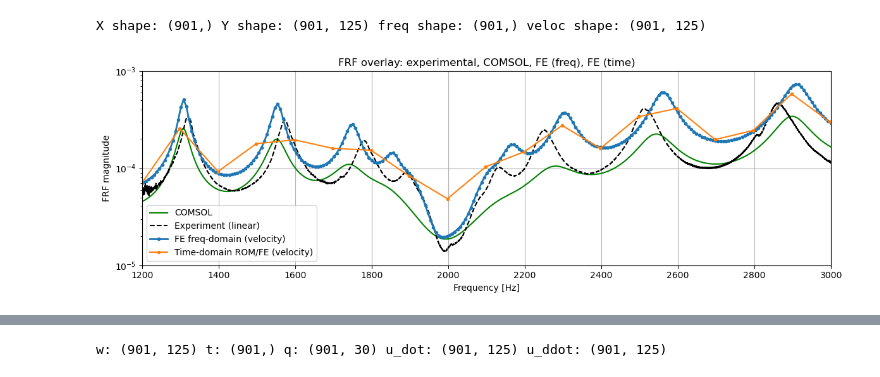
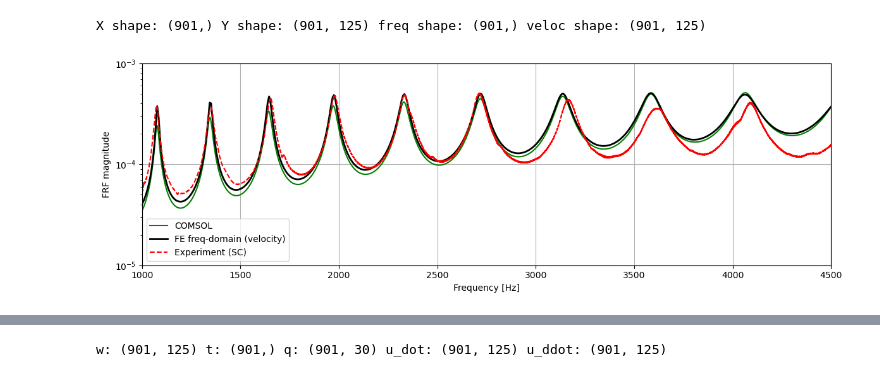
Before and after one commit to nimaet/Modeling, a Jupyter notebook: tasks/FE_studies/amp_sweep.ipynb, the cells around one changed output, grey strips where cells are left out. Saved outputs shown, nothing was run; the diff lists cells and outputs as text; code cells hidden in the pictures.

```diff
--- a/tasks/FE_studies/amp_sweep.ipynb
+++ b/tasks/FE_studies/amp_sweep.ipynb
@@ -35,7 +33,7 @@ from joblib import Parallel, delayed
 import matplotlib.pyplot as plt
 # %%
 
-K_i = 2000; K_p = 0.004; K_c = 0; R_c = 1e3
+K_i = 0; K_p = 200; K_c = 0; R_c = 1e3
 t_end = 0.01
 f0 = 1000
 f1 = 4500
@@ -45,7 +43,7 @@ def v_exc(t, A_exc=50, f0=f0, f1=f1, t_end=t_end):
 # N = 40
 # hp, hs = 0.31e-3, 0.607e-3
 params_fe = PiezoBeamParams(hp=0.252e-3, hs=0.51e-3)
-params_fe.zeta_p = 0.0151*10
+params_fe.zeta_p = 0.0151*8
 params_fe.zeta_q = 0.0392*10
 
 fe = FE1.PiezoBeamFE(params_fe, n_el_gap=1,n_el_patch=3)
@@ -95,6 +93,7 @@ try:
     # Load experimental datasets (same as FE_OC)
     npz_path_OC = r"Z:\Nima\Synthetic_impedance\long_beam\ssdsl_dat\ssdsl_dat_Nov\11\OC.npz".replace("\\", "/")
     npz_path_SC = r"Z:\Nima\Synthetic_impedance\long_beam\ssdsl_dat\ssdsl_dat_Nov\7\kc0_kp_sweep\OCSC\SC.npz".replace("\\", "/")
+    npz_path_OC = r"Z:\Nima\Synthetic_impedance\long_beam\ssdsl_dat\ssdsl_dat_Nov\7\kc0_kp_sweep\OCSC\OC.npz".replace("\\", "/")
     npz_path_linear = r"Z:\Nima\Synthetic_impedance\long_beam\ssdsl_dat\ssdsl_dat_Nov\11\linear_lowdamping.npz".replace("\\", "/")
     data_OC = np.load(npz_path_OC)
     data_SC = np.load(npz_path_SC)
@@ -111,40 +110,41 @@ except Exception as e:
 
 # COMSOL reference
 try:
     comsol = pd.read_csv('../../../comsol/LR.csv')
+    comsol = pd.read_csv('../../../comsol/SC.csv')
 except Exception as e:
     print("COMSOL data not loaded:", e)
     comsol = None
 
 # Frequency-domain FE FRF (velocity magnitude averaged over transverse DOFs)
 freq_fd = frf_fd['freq']
 vel_fd = np.mean(np.abs(w_dot_fd), axis=1)
 
 # Time-domain FRF from transient (if available)
 if spec_td is not None and spec_td['freq'] is not None:
     freq_td = spec_td['freq']
     frf_td = spec_td['FRF']
 else:
     freq_td = None
     frf_td = None
 
 plt.figure(figsize=(12, 4))
-if comsol is not None:
-    plt.semilogy(comsol['freq'], comsol['w']*2*np.pi*comsol['freq'], 'g-', label='COMSOL')
-if frq_linear_exp is not None:
-    plt.semilogy(frq_linear_exp, np.mean(frf_linear_exp, axis=1), 'k--', label='Experiment (linear)')
-plt.semilogy(freq_fd, vel_fd,'.-' , lw=2, label='FE freq-domain (velocity)')
-if frf_td is not None:
-    plt.semilogy(freq_td, frf_td, '.-', label='Time-domain ROM/FE (velocity)')
+
+plt.semilogy(comsol['freq'], comsol['w']*2*np.pi*comsol['freq'], 'g-', label='COMSOL')
+# plt.semilogy(frq_linear_exp, np.mean(frf_linear_exp, axis=1), 'k--', label='Experiment (linear)')
+plt.semilogy(freq_fd, vel_fd/1.6,'k-' , lw=2, label='FE freq-domain (velocity)')
+# plt.semilogy(frq_OC_exp, np.mean(frf_OC_exp, axis=1), 'r--', label='Experiment (OC)')
+plt.semilogy(frq_SC_exp, np.mean(frf_SC_exp, axis=1), 'r--', label='Experiment (SC)')
+# plt.semilogy(freq_td, frf_td/1.5, '.-', label='FE time-domain (velocity)')
 plt.xlabel('Frequency [Hz]')
 plt.ylabel('FRF magnitude')
-plt.xlim([1200, 3000])
+plt.xlim([1000, 4500])
 plt.ylim([1e-5, 1e-3])
 plt.grid(True)
 plt.legend()
-plt.title('FRF overlay: experimental, COMSOL, FE (freq), FE (time)')
+# plt.title('FRF overlay: experimental, COMSOL, FE (freq), FE (time)')
 plt.tight_layout()
 plt.show()
 # %% [output]
 X shape: (901,) Y shape: (901, 125) freq shape: (901,) veloc shape: (901, 125)
-[figure, old version]
+[figure, new version]
```
Also changed, not shown: parts of 7 cells of this notebook, 7 other files.
